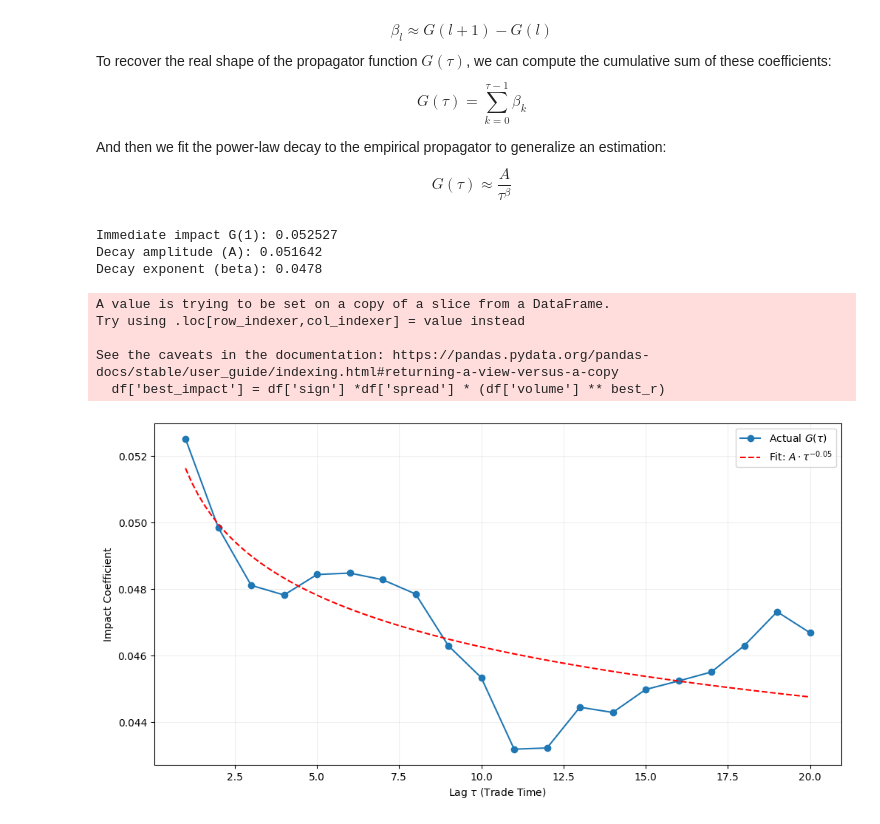
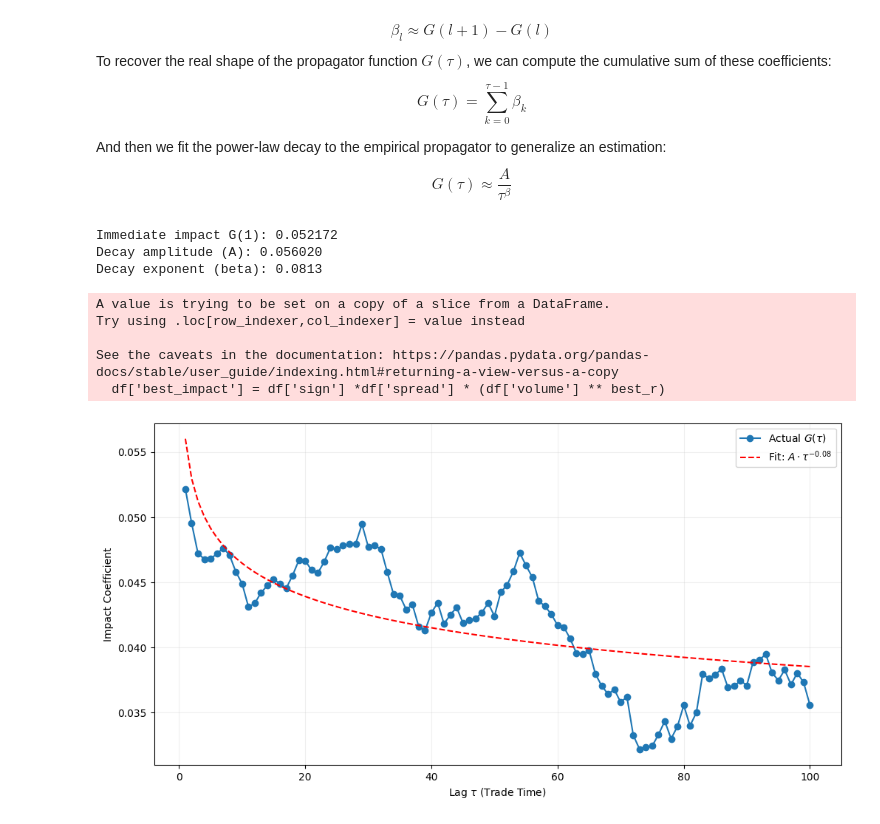
Before and after one commit to MartinJondeau/Market-Risk-Modelling, a Jupyter notebook: Question_D.ipynb, the cells around one changed output. Drawn from its saved outputs; the diff is of its cells as text; code cells hidden in the pictures.

```diff
--- a/Question_D.ipynb
+++ b/Question_D.ipynb
@@ -105,7 +105,7 @@ To solve that problem, we will do a grid search with different values of $r \in
 import numpy as np
 from sklearn.linear_model import LinearRegression
 # We define a number of lags of 20, we look 20 steps back in the data
-L = 20
+L = 100
 # test 30 r values from 0.1 to 1.0
 r_grid = np.linspace(0.1, 1.0, 30)
 
@@ -183,7 +183,7 @@ from scipy.optimize import curve_fit
 df['best_impact'] = df['sign'] *df['spread'] * (df['volume'] ** best_r)
 # Create the lag matrix again for the optimal r
 X = pd.DataFrame()
-L = 20
+L = 100
 # We create the lagged columns for each step that we look back to
 for i in range(L):
     X[f'lag_{i}'] = df['best_impact'].shift(i)
@@ -211,9 +211,9 @@ print(f"Immediate impact G(1): {G[0]:.6f}")
 print(f"Decay amplitude (A): {A_est:.6f}")
 print(f"Decay exponent (beta): {beta_est:.4f}")
 # %% [output]
-Immediate impact G(1): 0.052527
-Decay amplitude (A): 0.051642
-Decay exponent (beta): 0.0478
+Immediate impact G(1): 0.052172
+Decay amplitude (A): 0.056020
+Decay exponent (beta): 0.0813
 A value is trying to be set on a copy of a slice from a DataFrame.
 Try using .loc[row_indexer,col_indexer] = value instead
 
@@ -222,15 +222,15 @@ See the caveats in the documentation: https://pandas.pydata.org/pandas-docs/stab
 # %%
 # Plotting for the report
 plt.figure(figsize=(12, 6))
 # Plot actual G
 plt.plot(lags, G, 'o-', label='Actual $G(\\tau)$')
 # Plot the fitted curve
 smooth_lags = np.linspace(1, L, 100)
-plt.plot(smooth_lags, power_law(smooth_lags, A_est, beta_est),'r--', label=f'Fit: $A \\cdot \\tau^{{-{beta_est:.2f}}}$')
+plt.plot(smooth_lags, power(smooth_lags, A_est, beta_est),'r--', label=f'Fit: $A \\cdot \\tau^{{-{beta_est:.2f}}}$')
 plt.xlabel("Lag $\\tau$ (Trade Time)")
 plt.ylabel("Impact Coefficient")
 plt.legend()
 plt.grid(True, alpha=0.2)
 plt.show()
 # %% [output]
-[figure, old version]
+[figure, new version]
```
Also changed, not shown: parts of 3 cells of this notebook.
